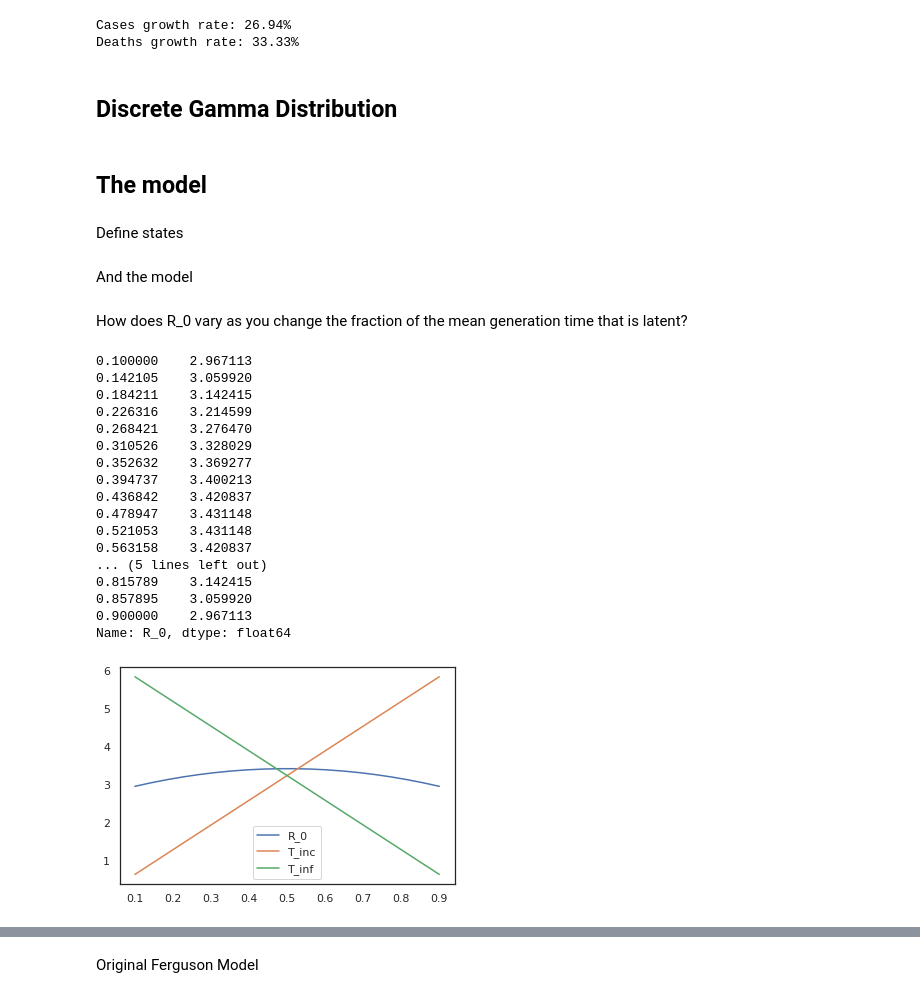
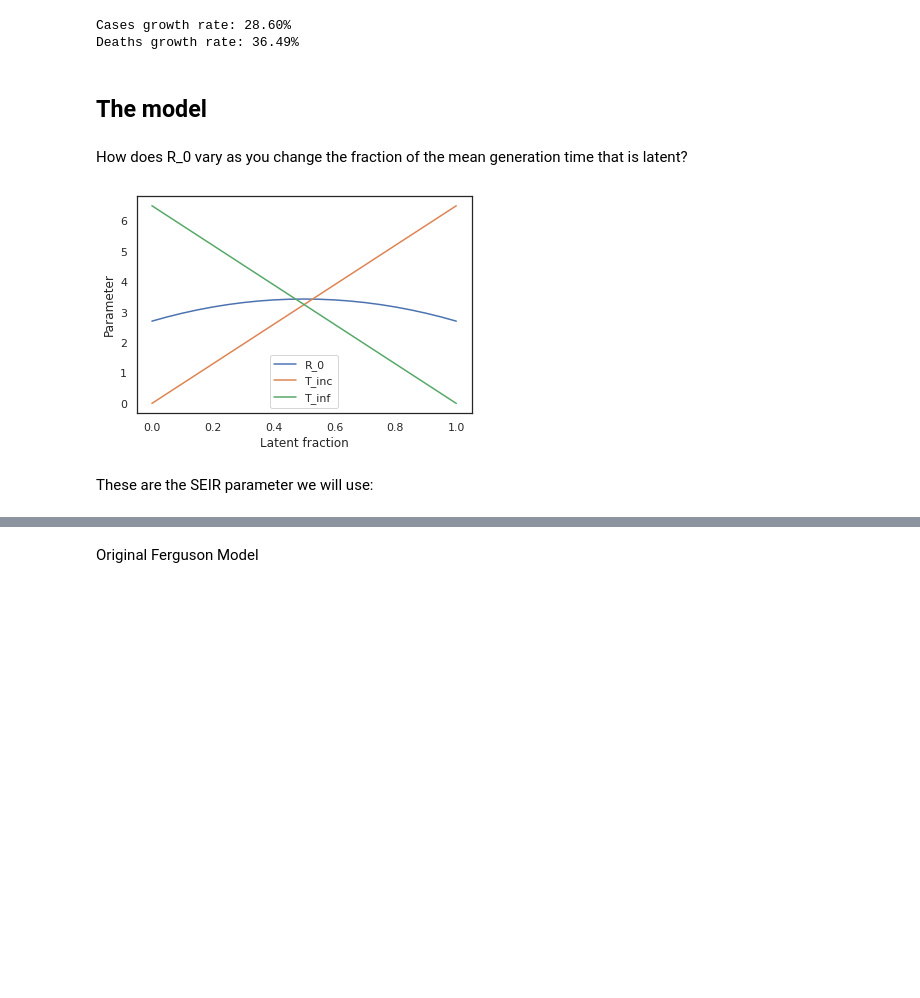
Before and after one commit to jpbrodrick/covid-19-modelling, a Jupyter notebook: Covid-19 SEIR Model.ipynb, the cells around one changed output, grey strips where cells are left out. Drawn from its saved outputs; the diff is of its cells as text; code cells hidden in the pictures; blank space fills up the shorter version.

```diff
--- a/Covid-19 SEIR Model.ipynb
+++ b/Covid-19 SEIR Model.ipynb
@@ -53,23 +37,16 @@ sns.stripplot(data=ts, x=ts.index, y='phase', jitter=0)
 # %%
-def estimate_growth(data, column):
+def estimate_growth_lr(data, column):
     data = data.copy()[column]
-    data = np.log(data)
-    data = data[np.isfinite(data)]
+    data = np.log(data[data>0])
     x = (data.index - data.index[0]).to_series().dt.days.values
     y = data.values
     c, _, _, _, _ = linregress(x, y)
     return np.exp(c)-1
 
-def estimate_growth(data, column):
-    data = data[data[column]>0]
-    return data[column].pct_change().median()
-
-c_growth = estimate_growth(ts[ts['phase']=='unrestricted'], 'confirmed')
-d_growth = estimate_growth(ts[ts['phase']=='unrestricted'], 'deaths')
+c_growth = estimate_growth_lr(ts[ts['phase']=='unrestricted'], 'confirmed')
+d_growth = estimate_growth_lr(ts[ts['phase']=='unrestricted'], 'deaths')
 print('Cases growth rate: {:.2%}'.format(c_growth))
 print('Deaths growth rate: {:.2%}'.format(d_growth))
 # %% [output]
-Cases growth rate: 26.94%
-Deaths growth rate: 33.33%
+Cases growth rate: 28.60%
+Deaths growth rate: 36.49%
-# %% [markdown]
-## Discrete Gamma Distribution
@@ -86,4 +53,2 @@ def dp_convolve(signal, p):
 # %% [markdown]
 ## The model
-# %% [markdown]
-Define states
@@ -101,2 +54,0 @@ def s2v(s):
-# %% [markdown]
-And the model
@@ -221,35 +56,21 @@ def identify_date(sim, ts, target_date='2020/03/14'):
 How does R_0 vary as you change the fraction of the mean generation time that is latent?
 # %%
 def plot_R_0_dependence(early_growth_rate, mean_generation_time):
-    xs = np.linspace(0.1, 0.9, 20)
+    xs = np.linspace(0, 1, 21)
     ys = {lf: pd.Series(calibrate_transmission_model(early_growth_rate,
                                                  mean_generation_time,
                                                  lf),
                     name=lf) for lf in xs}
     df = pd.DataFrame(ys).T
     df.plot()
-    display(df['R_0'])
+    plt.xlabel('Latent fraction')
+    plt.ylabel('Parameter')
 
 plot_R_0_dependence(0.3, 6.5)
 # %% [output]
-0.100000    2.967113
-0.142105    3.059920
-0.184211    3.142415
-0.226316    3.214599
-0.268421    3.276470
-0.310526    3.328029
-0.352632    3.369277
-0.394737    3.400213
-0.436842    3.420837
-0.478947    3.431148
-0.521053    3.431148
-0.563158    3.420837
-... (5 lines left out)
-0.815789    3.142415
-0.857895    3.059920
-0.900000    2.967113
-Name: R_0, dtype: float64
-[figure, old version]
+[figure, new version]
+# %% [markdown]
+These are the SEIR parameter we will use:
 # %%
 calibrate_transmission_model(0.3, 6.5, 0.71)
 # %% [output]
```
Also changed, not shown: parts of 34 cells of this notebook, 9 other files.
